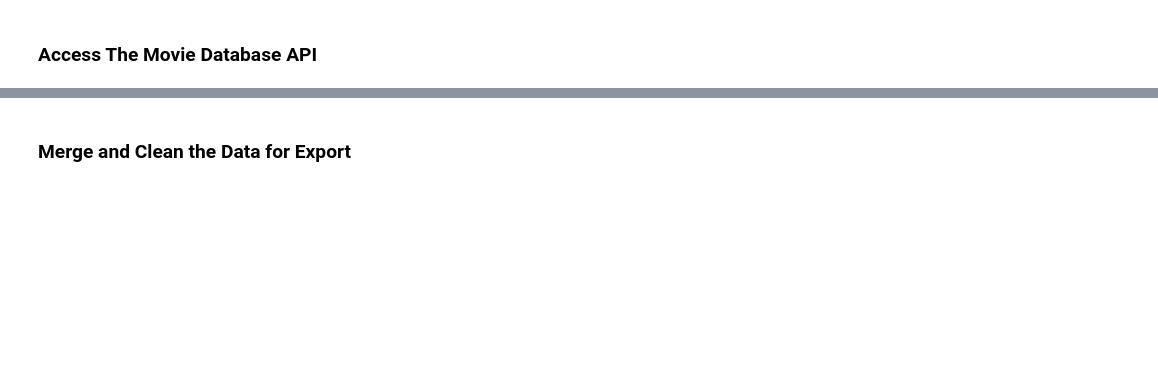
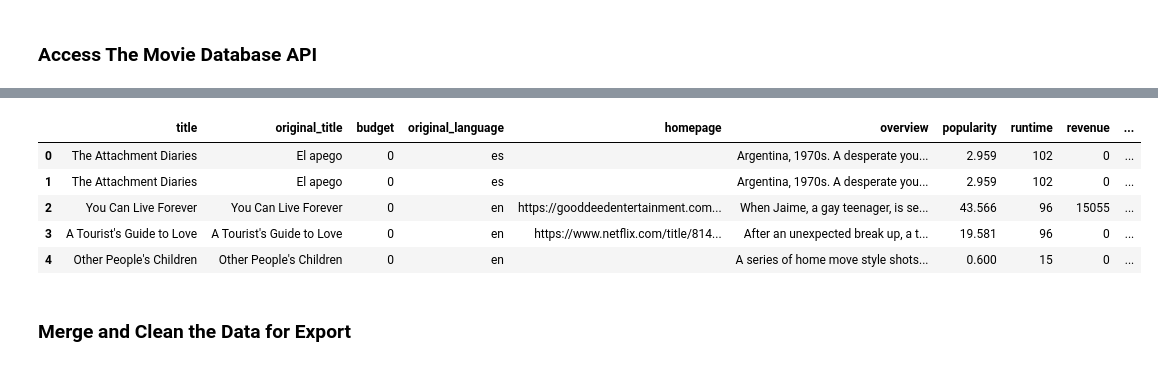
Before and after one commit to knox135/data-sourcing-challenge, a Jupyter notebook: retrieve_movie_data.ipynb, the cells around one changed output, grey strips where cells are left out. Drawn from its saved outputs; the diff is of its cells as text; code cells hidden in the pictures; blank space fills up the shorter version.

```diff
--- a/retrieve_movie_data.ipynb
+++ b/retrieve_movie_data.ipynb
@@ -83,2 +119,4 @@ successfully retrieved page 2
 # %%
 # Convert reviews_list to a Pandas DataFrame using json_normalize()
+nyt_reviews_df = pd.json_normalize(reviews_list)
+nyt_reviews_df.head()
@@ -87,3 +132,5 @@ successfully retrieved page 2
 # save it to a new column "title"
 # Title is between unicode characters \u2018 and \u2019.
 # End string should include " Review" to avoid cutting title early
+nyt_reviews_df['title'] = nyt_reviews_df['headline.main'].apply(lambda st: st[st.find("\u2018")+1:st.find("\u2019 Review")])
+nyt_reviews_df[['title']]
@@ -99,3 +160,5 @@ def extract_keywords(keyword_list):
     return extracted_keywords
 
 # Fix the "keywords" column by converting cells from a list to a string
+nyt_reviews_df['keywords'] = nyt_reviews_df['keywords'].apply(extract_keywords)
+nyt_reviews_df.head()
@@ -102,3 +172,5 @@ def extract_keywords(keyword_list):
 # %%
 # Create a list from the "title" column using to_list()
 # These titles will be used in the query for The Movie Database
+titles_list = nyt_reviews_df['title'].tolist()
+titles_list
@@ -160,5 +314,14 @@ tmdb_key_string = "&api_key=" + tmdb_api_key
 # %%
 # Convert the results to a DataFrame
+movies_list_df = pd.json_normalize(tmdb_movies_list)
+movies_list_df.head()
+# %% [output]
+|  | title | original_title | budget | original_language | homepage | overview | popularity | runtime | revenue | ... |
+| 0 | The Attachment Diaries | El apego | 0 | es |  | Argentina, 1970s. A desperate you... | 2.959 | 102 | 0 | ... |
+| 1 | The Attachment Diaries | El apego | 0 | es |  | Argentina, 1970s. A desperate you... | 2.959 | 102 | 0 | ... |
+| 2 | You Can Live Forever | You Can Live Forever | 0 | en | https://gooddeedentertainment.com... | When Jaime, a gay teenager, is se... | 43.566 | 96 | 15055 | ... |
+| 3 | A Tourist's Guide to Love | A Tourist's Guide to Love | 0 | en | https://www.netflix.com/title/814... | After an unexpected break up, a t... | 19.581 | 96 | 0 | ... |
+| 4 | Other People's Children | Other People's Children | 0 | en |  | A series of home move style shots... | 0.600 | 15 | 0 | ... |
 # %% [markdown]
 ### Merge and Clean the Data for Export
 # %%
```
Also changed, not shown: parts of 13 cells of this notebook.
